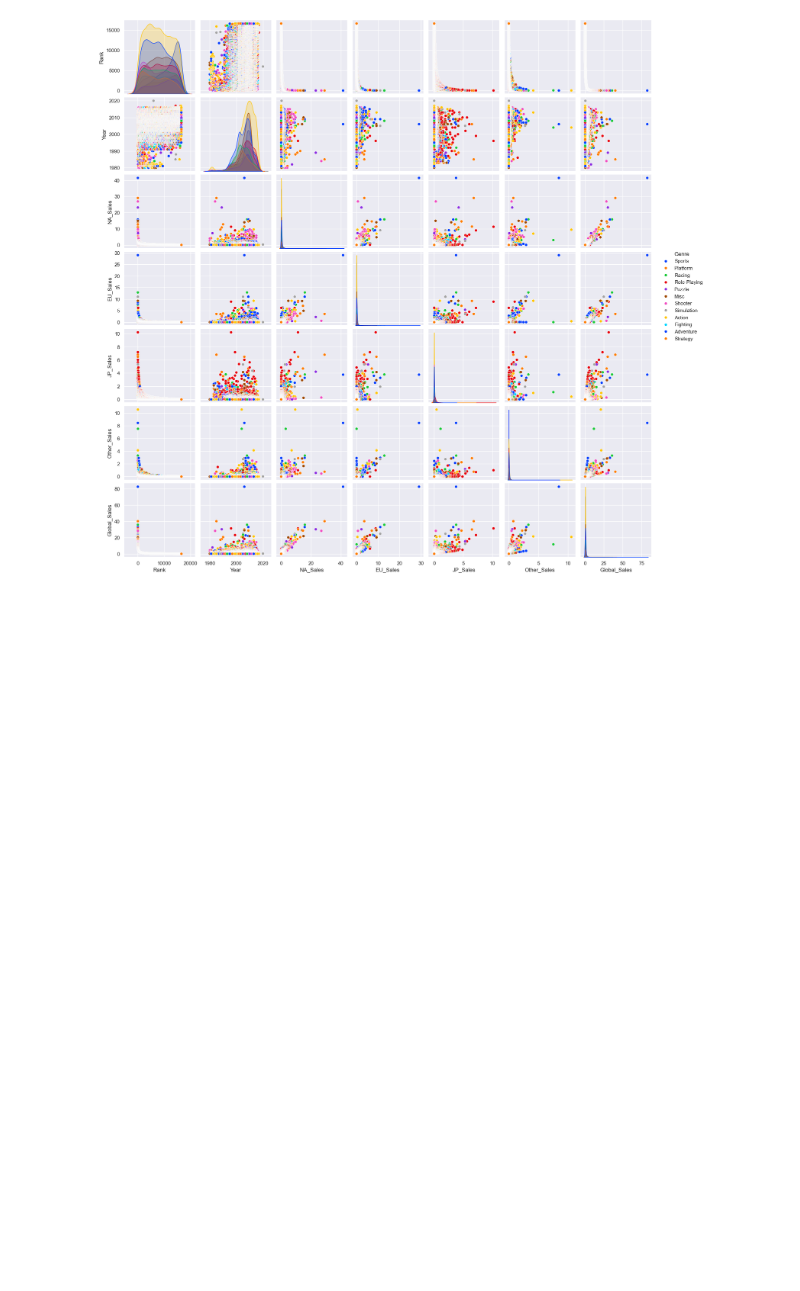
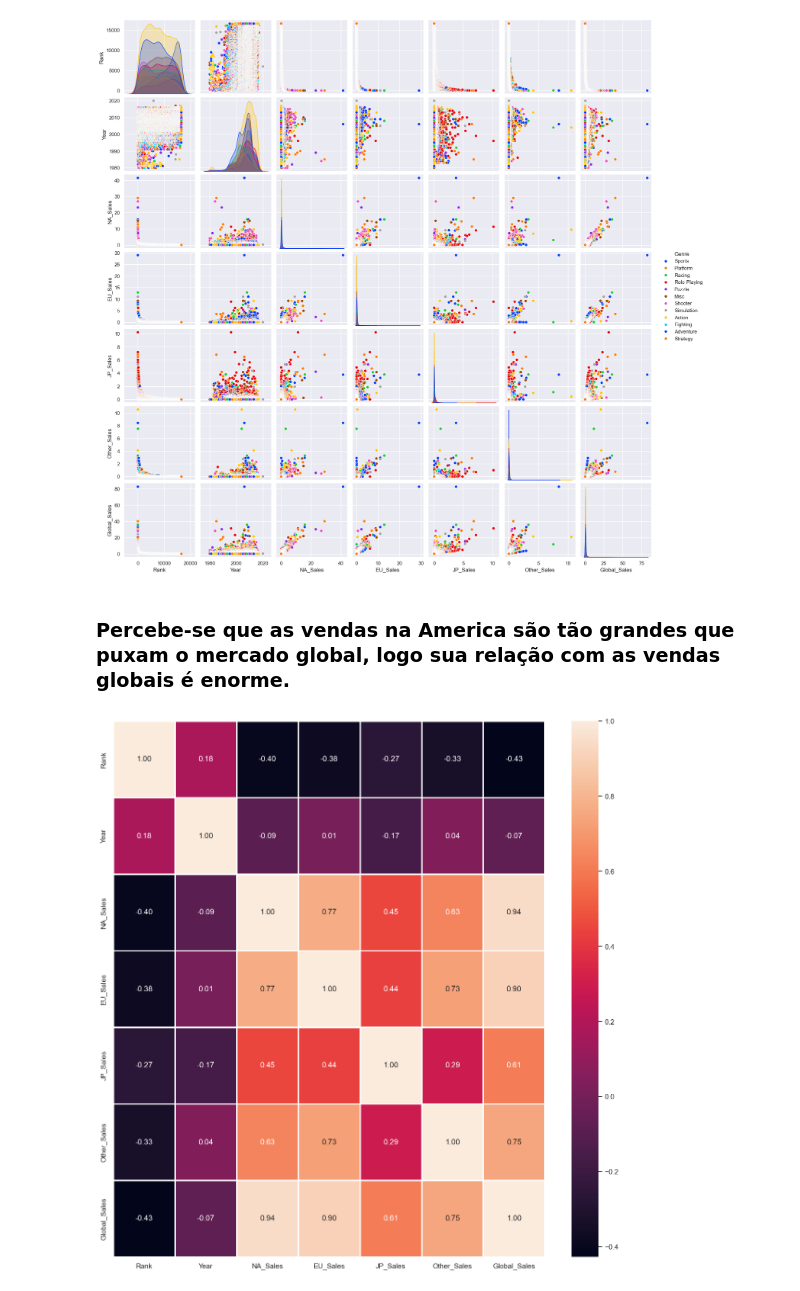
Before and after one commit to IgorJordany/AED, a Jupyter notebook: Trabalho final/main.ipynb, the cells around one changed output. Drawn from its saved outputs; the diff is of its cells as text; code cells hidden in the pictures; blank space fills up the shorter version.

Commit message:
Mapa de calor

```diff
--- a/Trabalho final/main.ipynb
+++ b/Trabalho final/main.ipynb
@@ -318,3 +286,12 @@ sns.pairplot(game_sales_df, hue='Genre', palette='bright')
 # %% [output]
 <seaborn.axisgrid.PairGrid at 0x...>
 [figure]
+# %% [markdown]
+### Percebe-se que as vendas na America são tão grandes que puxam o mercado global, logo sua relação com as vendas globais é enorme.
+# %%
+sns.set(rc={'figure.figsize':(15,15)})
+mapa_calor = game_sales_df[["Rank","Year","NA_Sales","EU_Sales","JP_Sales","Other_Sales","Global_Sales"]]
+mapa_calor
+ax = sns.heatmap(mapa_calor.corr(), annot=True, linewidths=1, fmt='.2f')
+# %% [output]
+[figure, added]
```
Also changed, not shown: parts of 11 cells of this notebook.
